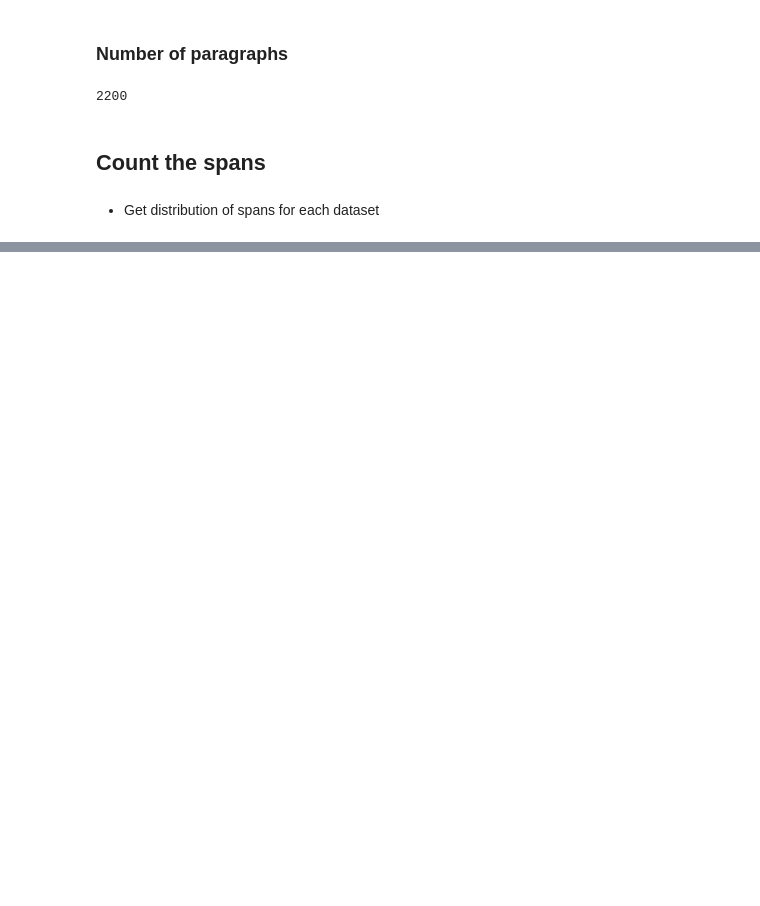
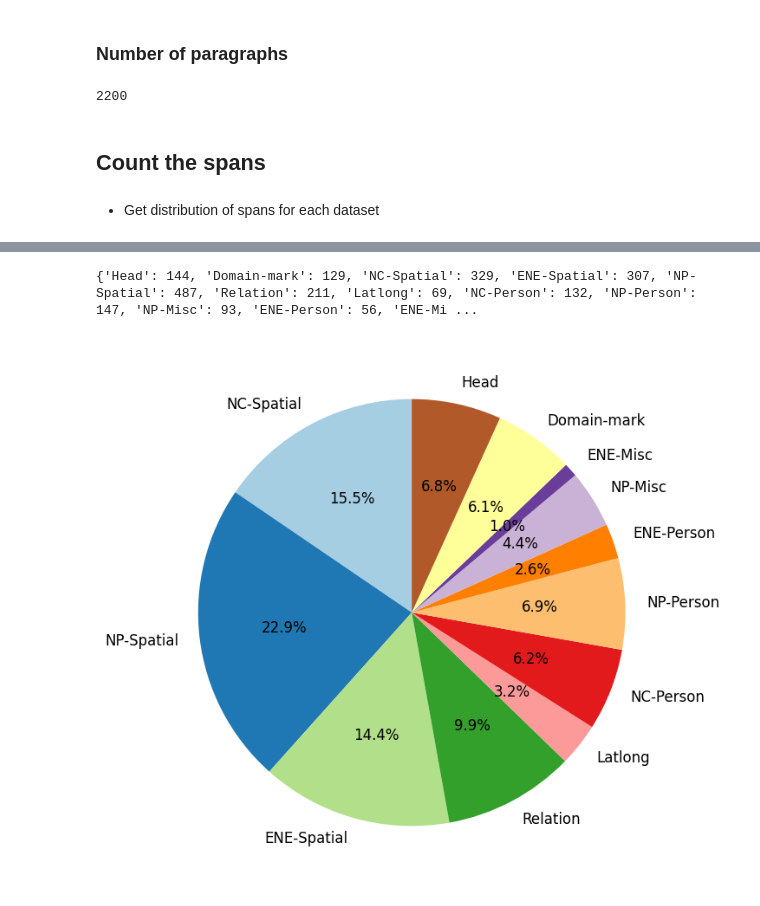
Before and after one commit to GEODE-project/ner-spancat-edda, a Jupyter notebook: docbins_exploration.ipynb, the cells around one changed output, grey strips where cells are left out. Cells and saved outputs as stored; diff of their text form; code cells hidden in the pictures; blank space fills up the shorter version.

```diff
--- a/docbins_exploration.ipynb
+++ b/docbins_exploration.ipynb
@@ -123,0 +122,10 @@ plot_pie_chart_spans(spans, ordered_list)
+# %%
+data_train = df[df.dataset == 'test'].to_dict(orient='records')
+
+spans = get_number_spans(data_train)
+print(spans)
+ordered_list = ['NC-Spatial', 'NP-Spatial', 'ENE-Spatial', 'Relation','Latlong', 'NC-Person', 'NP-Person','ENE-Person', 'NP-Misc', 'ENE-Misc', 'Domain-mark', 'Head']
+plot_pie_chart_spans(spans, ordered_list)
+# %% [output]
+{'Head': 144, 'Domain-mark': 129, 'NC-Spatial': 329, 'ENE-Spatial': 307, 'NP-Spatial': 487, 'Relation': 211, 'Latlong': 69, 'NC-Person': 132, 'NP-Person': 147, 'NP-Misc': 93, 'ENE-Person': 56, 'ENE-Mi ...
+[figure, added]
```
Also changed, not shown: parts of 8 cells of this notebook.
